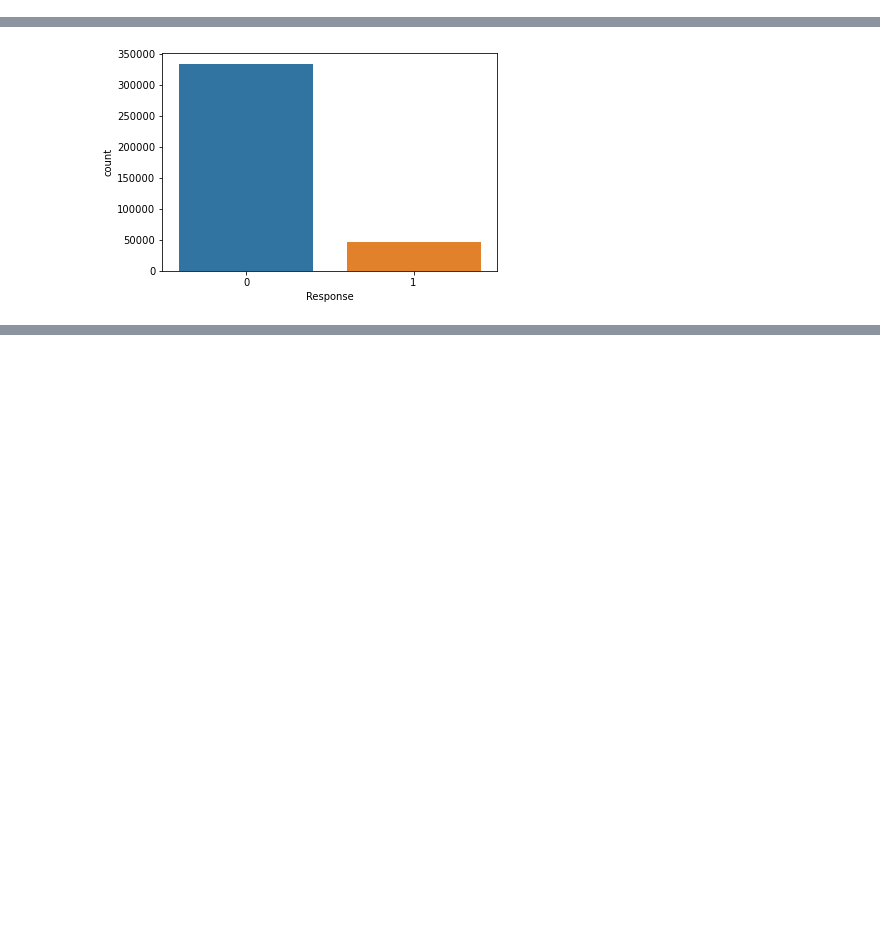
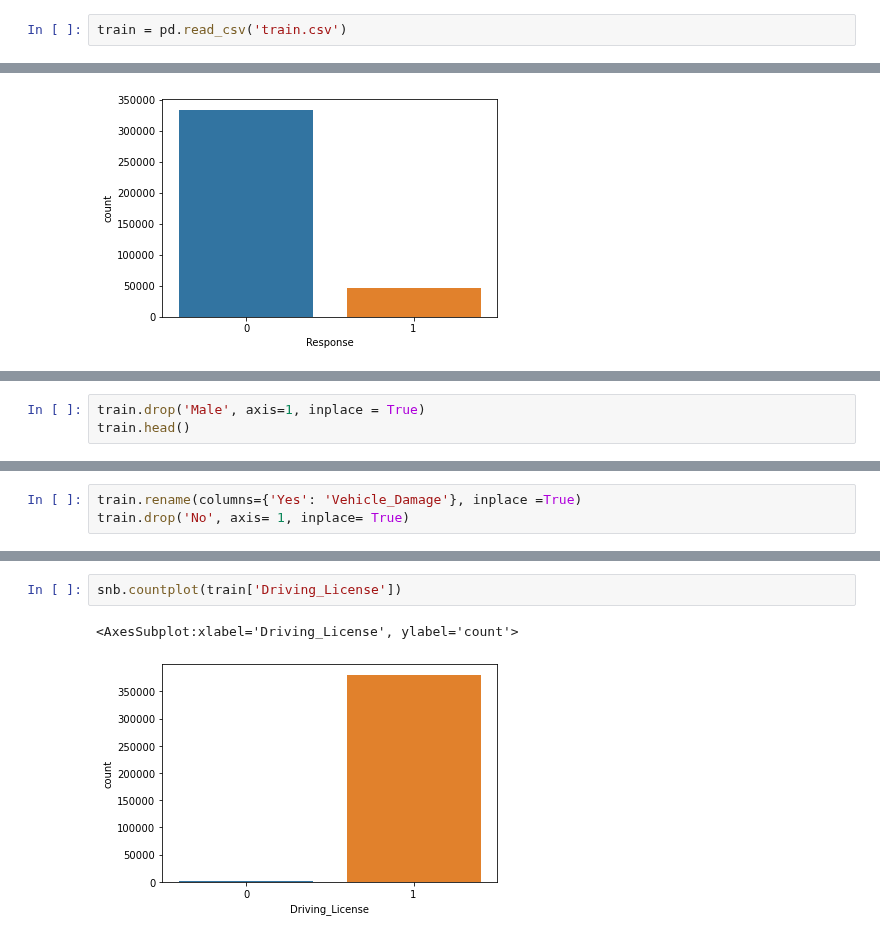
Before and after one commit to ericaroque/Kaggle, a Jupyter notebook: PrevisaoVendaPlanoSaude.ipynb, the cells around one changed output, grey strips where cells are left out. Drawn from its saved outputs; the diff is of its cells as text; blank space fills up the shorter version.

```diff
--- a/PrevisaoVendaPlanoSaude.ipynb
+++ b/PrevisaoVendaPlanoSaude.ipynb
@@ -11,3 +6,5 @@ train = pd.read_csv('train.csv',header=0, delimiter= ',')
+# %%
+train = pd.read_csv('train.csv')
 # %%
 train.head()
 # %% [output]
@@ -95,0 +91,3 @@ train.head()
+# %%
+train.drop('Male', axis=1, inplace = True)
+train.head()
@@ -95,0 +101,3 @@ train.head()
+# %%
+train.rename(columns={'Yes': 'Vehicle_Damage'}, inplace =True)
+train.drop('No', axis= 1, inplace= True)
@@ -95,0 +113,5 @@ train.head()
+# %%
+snb.countplot(train['Driving_License'])
+# %% [output]
+<AxesSubplot:xlabel='Driving_License', ylabel='count'>
+[figure, added]
```
Also changed, not shown: parts of 33 cells of this notebook.
